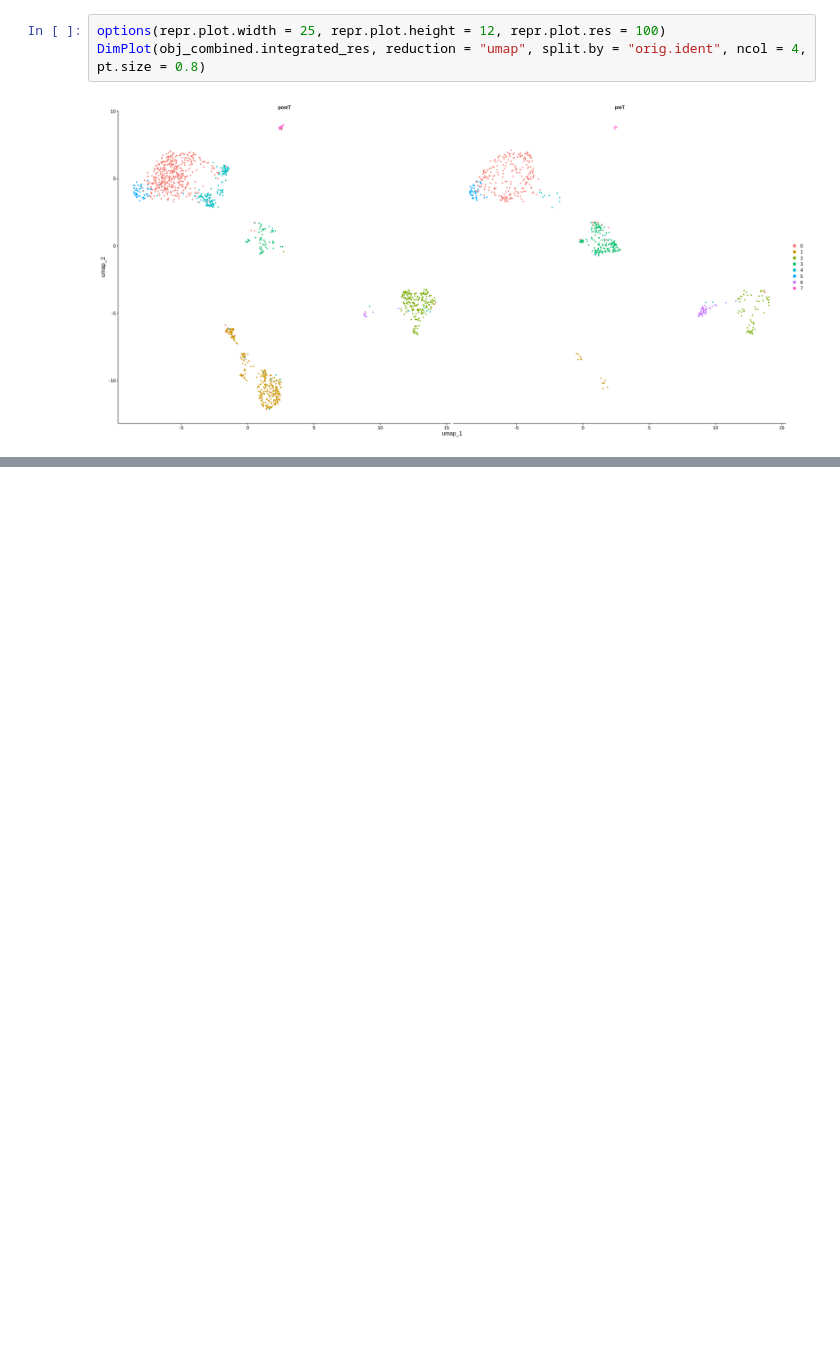
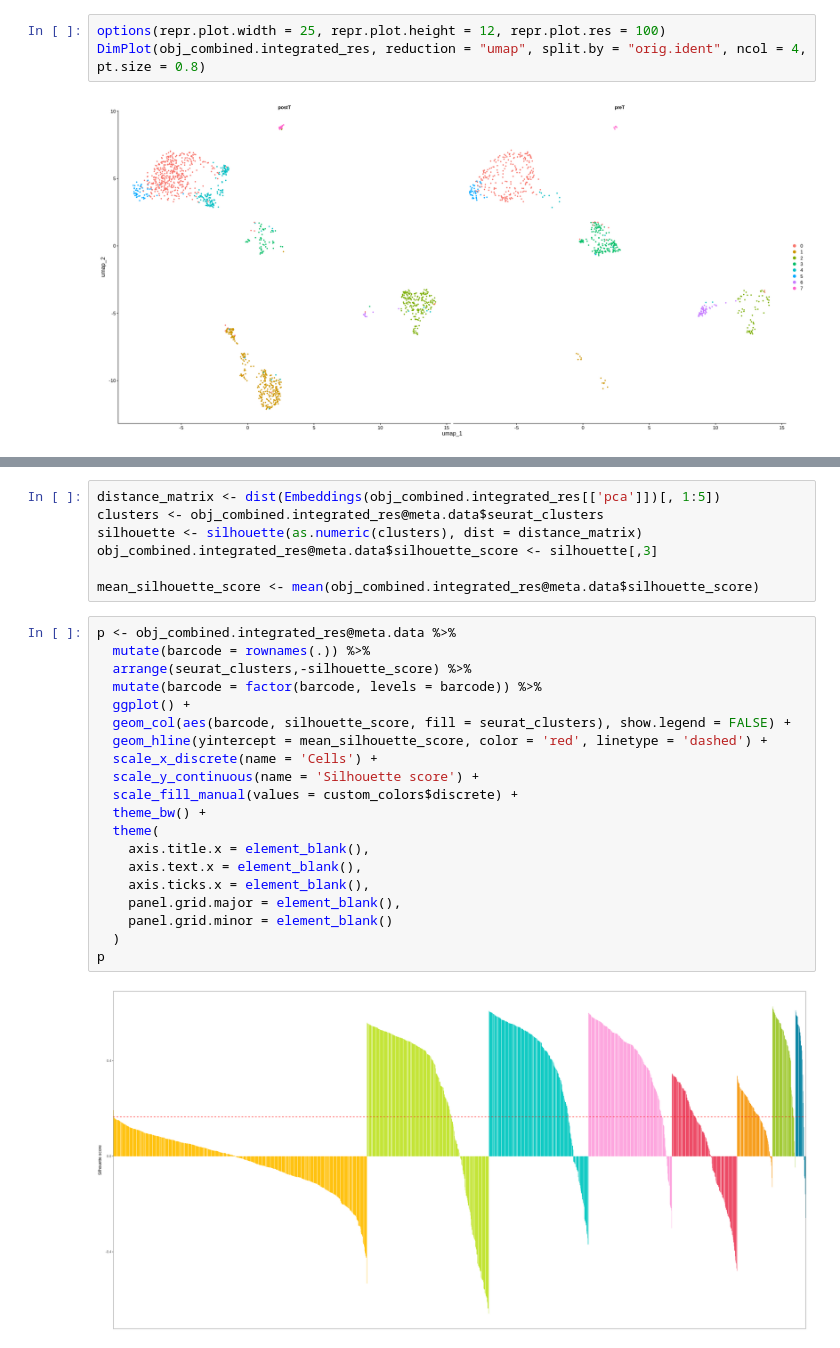
Before and after one commit to anwaruddin1/Bioinformatics-Workshop, a Jupyter notebook: 01_scRNAseq_analysis.ipynb, the cells around one changed output, grey strips where cells are left out. Cells and saved outputs as stored; diff of their text form; blank space fills up the shorter version.

```diff
--- a/01_scRNAseq_analysis.ipynb
+++ b/01_scRNAseq_analysis.ipynb
@@ -664,0 +703,29 @@ A data.frame: 6 × 10
+# %%
+distance_matrix <- dist(Embeddings(obj_combined.integrated_res[['pca']])[, 1:5])
+clusters <- obj_combined.integrated_res@meta.data$seurat_clusters
+silhouette <- silhouette(as.numeric(clusters), dist = distance_matrix)
+obj_combined.integrated_res@meta.data$silhouette_score <- silhouette[,3]
+
+mean_silhouette_score <- mean(obj_combined.integrated_res@meta.data$silhouette_score)
+# %%
+p <- obj_combined.integrated_res@meta.data %>%
+  mutate(barcode = rownames(.)) %>%
+  arrange(seurat_clusters,-silhouette_score) %>%
+  mutate(barcode = factor(barcode, levels = barcode)) %>%
+  ggplot() +
+  geom_col(aes(barcode, silhouette_score, fill = seurat_clusters), show.legend = FALSE) +
+  geom_hline(yintercept = mean_silhouette_score, color = 'red', linetype = 'dashed') +
+  scale_x_discrete(name = 'Cells') +
+  scale_y_continuous(name = 'Silhouette score') +
+  scale_fill_manual(values = custom_colors$discrete) +
+  theme_bw() +
+  theme(
+    axis.title.x = element_blank(),
+    axis.text.x = element_blank(),
+    axis.ticks.x = element_blank(),
+    panel.grid.major = element_blank(),
+    panel.grid.minor = element_blank()
+  )
+p
+# %% [output]
+[figure, added]
```
Also changed, not shown: parts of 27 cells of this notebook.
